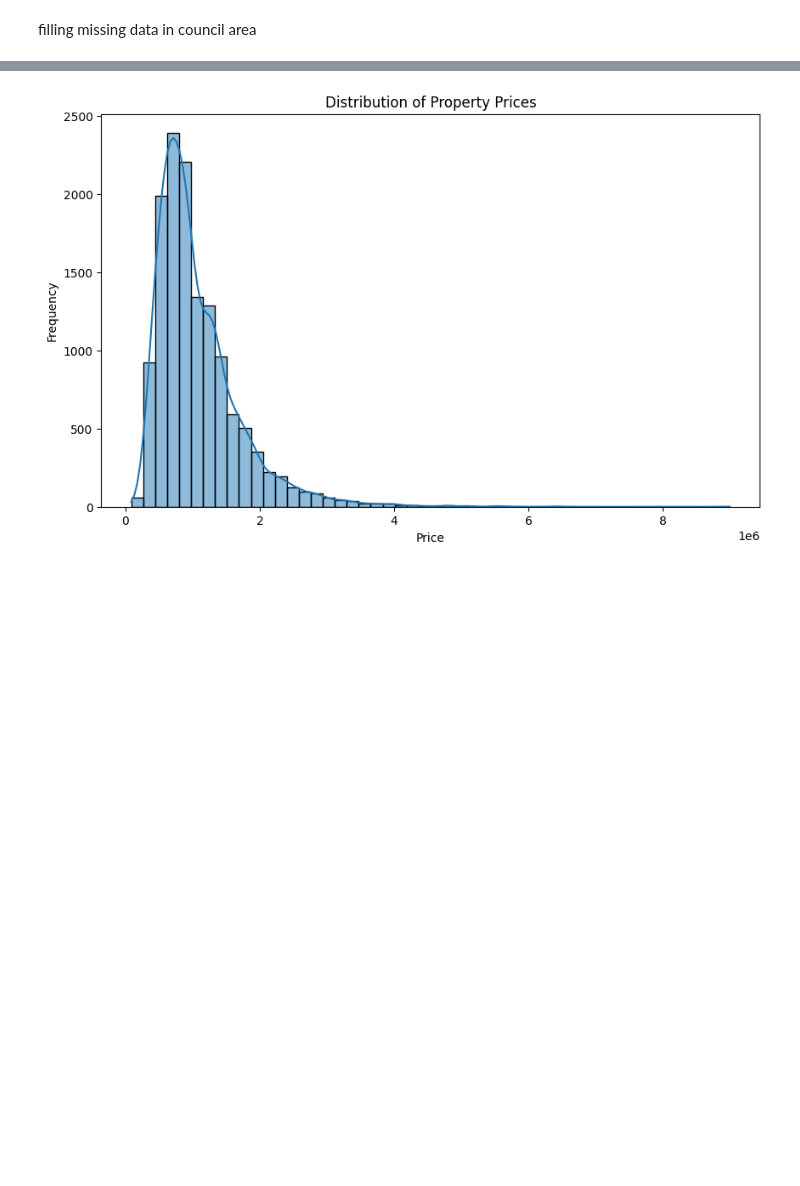
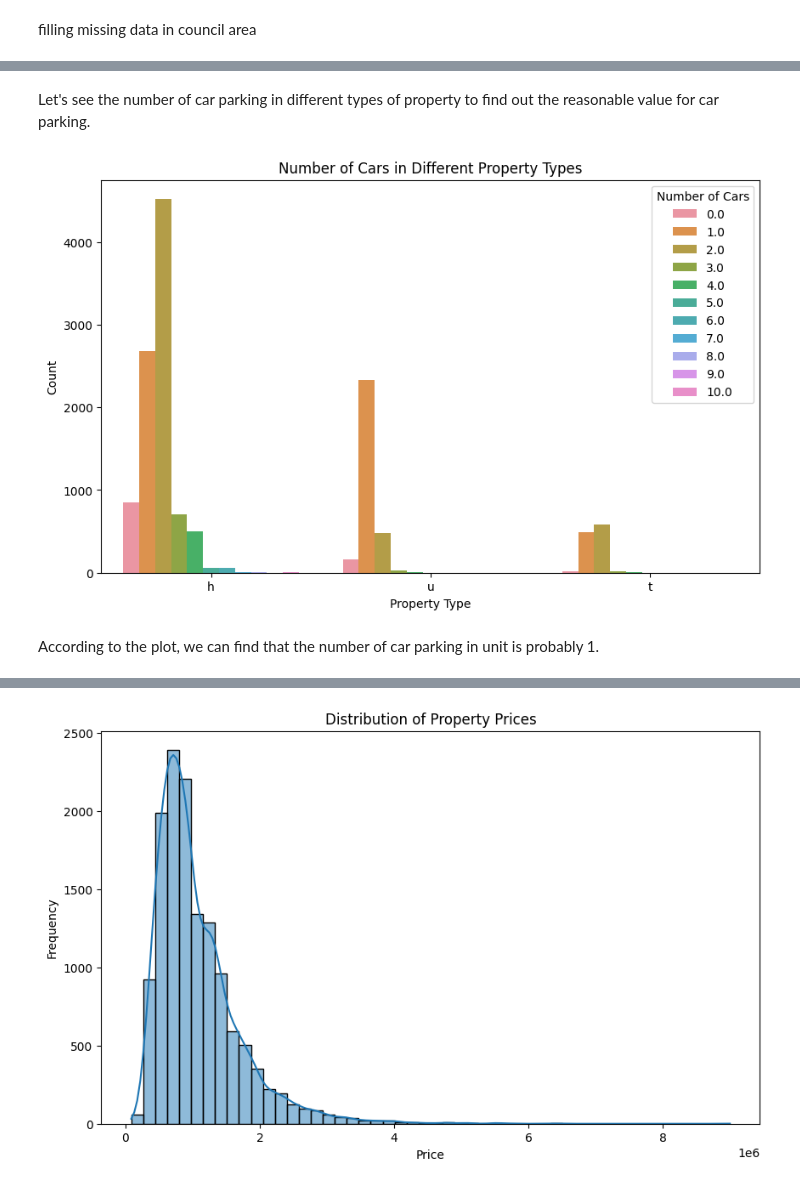
Before and after one commit to smyzw1wzq/da_project, a Jupyter notebook: mel_house.ipynb, the cells around one changed output, grey strips where cells are left out. Cells and saved outputs as stored; diff of their text form; code cells hidden in the pictures; blank space fills up the shorter version.

```diff
--- a/mel_house.ipynb
+++ b/mel_house.ipynb
@@ -105,3 +117,5 @@ df[df['YearBuilt']<1800]
+# %%
+df.loc[df['Landsize'] > 100000, 'Landsize'] = df.loc[df['Landsize'] > 100000, 'Landsize'] // 10
 # %% [markdown]
 Comparing to the house that built in Mount Waverley, the house in this suburb probably built in 1900s or later
 # %%
@@ -192,0 +185,12 @@ The price and distance are little bit left skew.
+# %%
+remain_suburb_to_council = {
+    'Burnside': 'Melton',
+    'Attwood': 'Hume',
+    'Wallan': 'Mitchell',
+    'New Gisborne': 'Macedon Ranges',
+    'Plumpton': 'Melton',
+    'Monbulk': 'Yarra Ranges'
+}
+# %%
+# Fill the missing CouncilArea values based on the remainder Suburb
+df.loc[df['CouncilArea'].isnull(), 'CouncilArea'] = df.loc[df['CouncilArea'].isnull(), 'Suburb'].map(remain_suburb_to_council)
@@ -192,0 +235,15 @@ The price and distance are little bit left skew.
+# %% [markdown]
+Let's see the number of car parking in different types of property to find out the reasonable value for car parking.
+# %%
+# Plot the number of cars in different property types with x-axis as type and color as car number
+plt.figure(figsize=(10, 6))
+sns.countplot(x='Type', hue='Car', data=df)
+plt.title('Number of Cars in Different Property Types')
+plt.xlabel('Property Type')
+plt.ylabel('Count')
+plt.legend(title='Number of Cars', loc='upper right')
+plt.show()
+# %% [output]
+[figure, added]
+# %% [markdown]
+According to the plot, we can find that the number of car parking in unit is probably 1.
```
Also changed, not shown: parts of 55 cells of this notebook.
